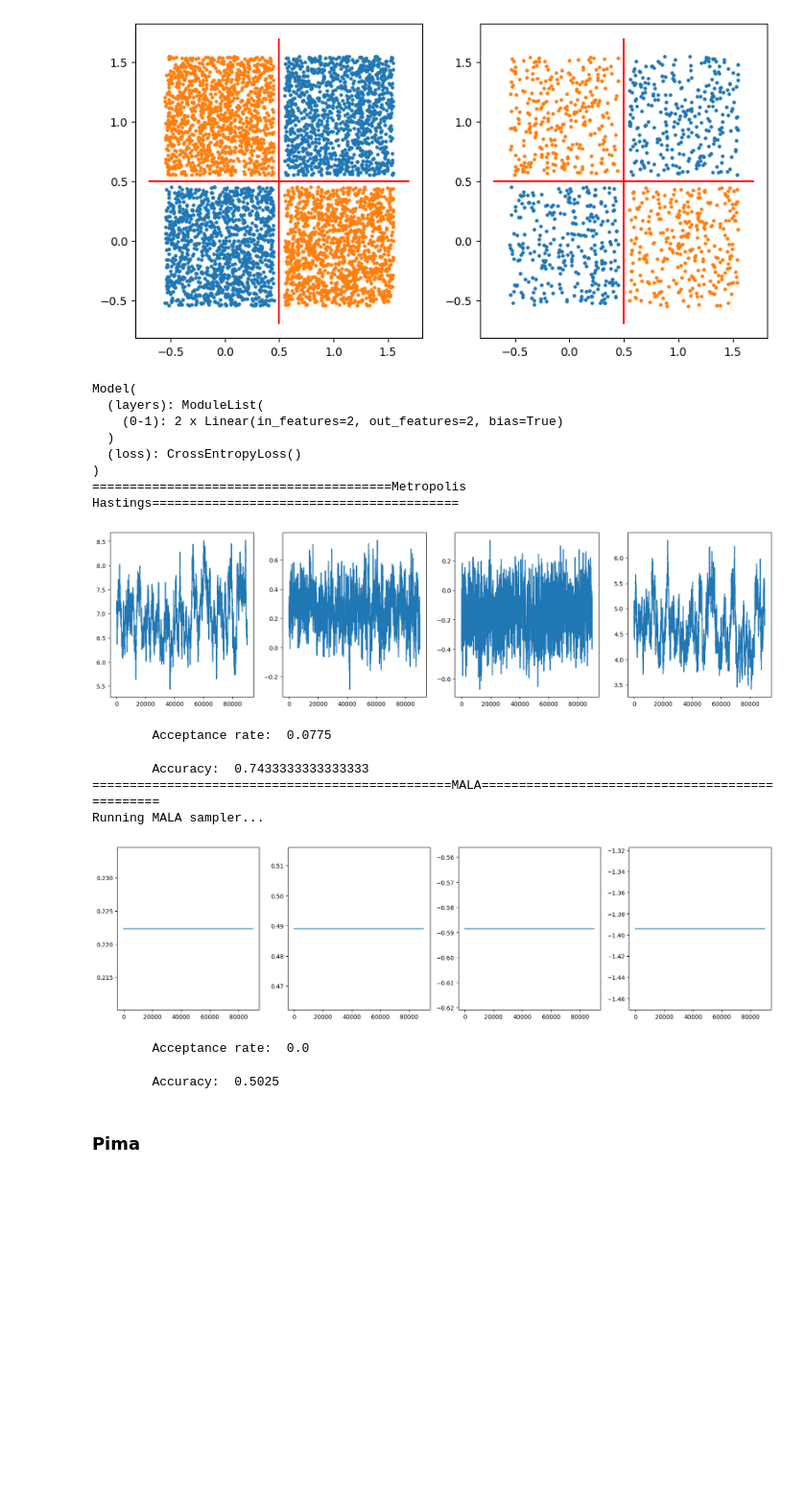
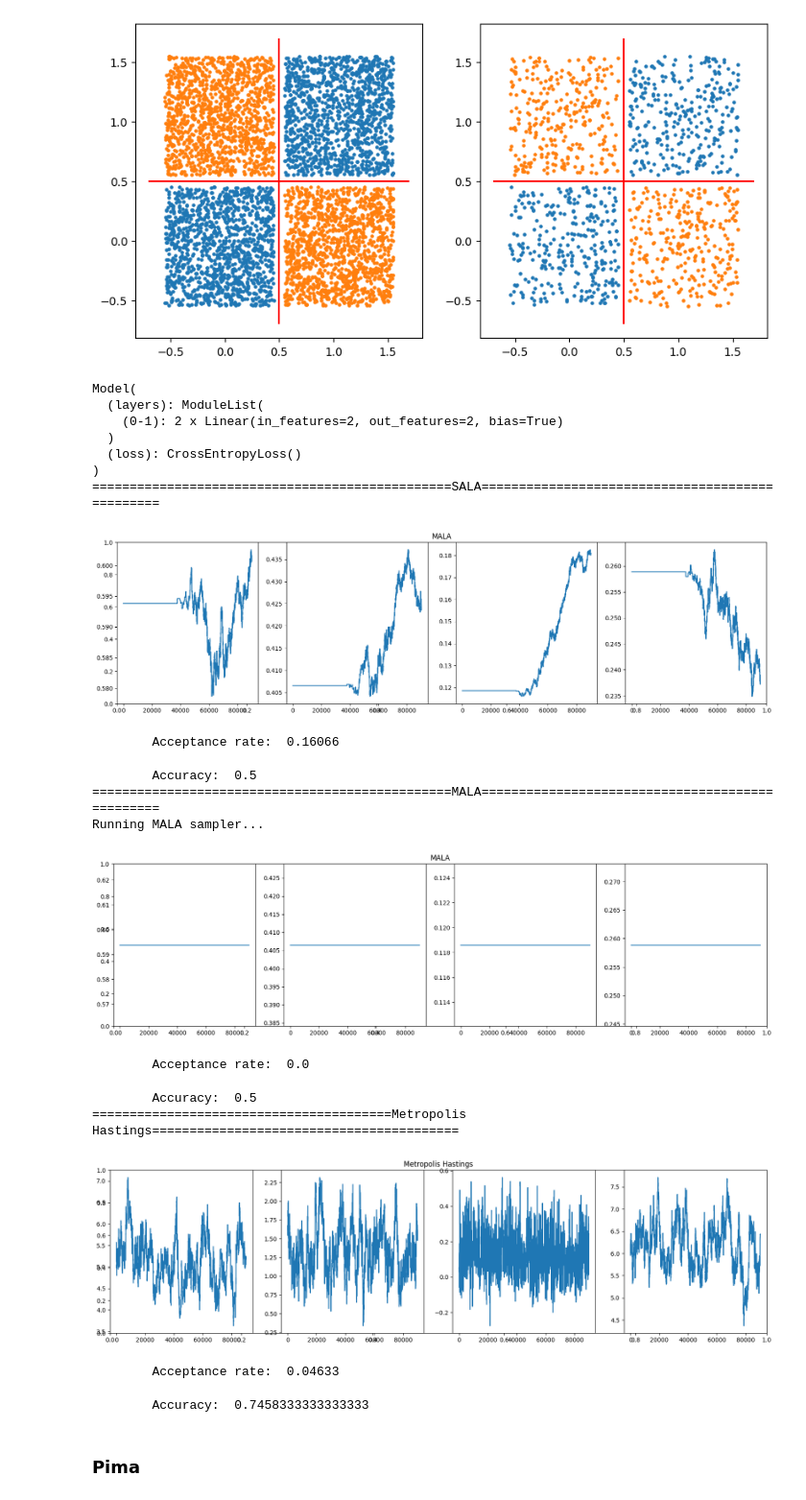
Before and after one commit to hugo-qea/BayesianML-Project, a Jupyter notebook: notebooks/mcmc.ipynb, the cells around one changed output. Shown at 96% size. Cells and saved outputs as stored; diff of their text form; code cells hidden in the pictures; blank space fills up the shorter version.

```diff
--- a/notebooks/mcmc.ipynb
+++ b/notebooks/mcmc.ipynb
@@ -428,34 +292,36 @@ plt.show()
 # %%
 run(
     sizes=sizes_xor,
     activations=activations_xor,
     X_train=X_noisy_xor_2,
     y_train=Y_noisy_xor_2,
     X_test=X_noisy_xor_2_test,
     y_test=Y_noisy_xor_2_test,
-    N_steps=100_000,
+    N_steps=110_000,
     N_burnin=10_000,
-    mh_params=dict(sigma_prop=0.1),
-    hmc_params=dict(step_size=0.1, n_leapfrog=100),
-    mala_params=dict(step_size=np.square(0.05)),
+    verbose=False,
     n_params_to_plot=4,
 )
 # %% [output]
 Model(
   (layers): ModuleList(
     (0-1): 2 x Linear(in_features=2, out_features=2, bias=True)
   )
   (loss): CrossEntropyLoss()
 )
-========================================Metropolis Hastings=========================================
+================================================SALA================================================
-[figure, old version]
+[figure, new version]
-        Acceptance rate:  0.0775
+        Acceptance rate:  0.16066
-        Accuracy:  0.7433333333333333
+        Accuracy:  0.5
 ================================================MALA================================================
 Running MALA sampler...
-[figure, old version]
+[figure, new version]
         Acceptance rate:  0.0
-        Accuracy:  0.5025
+        Accuracy:  0.5
+========================================Metropolis Hastings=========================================
+[figure, added]
+        Acceptance rate:  0.04633
+        Accuracy:  0.7458333333333333
 # %% [markdown]
 ### Pima
 # %% [markdown]
```
Also changed, not shown: parts of 7 cells of this notebook, 3 other files.
